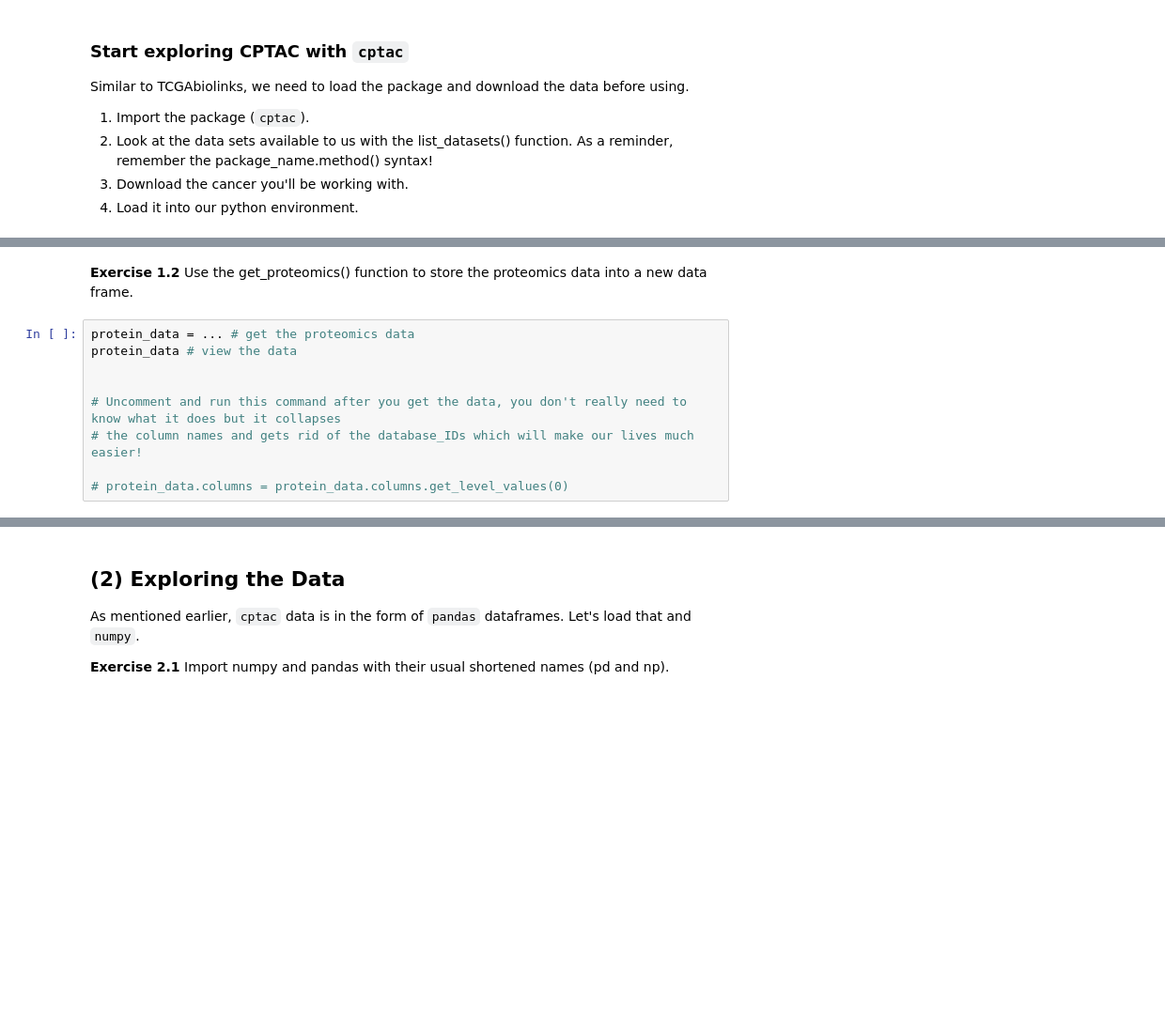
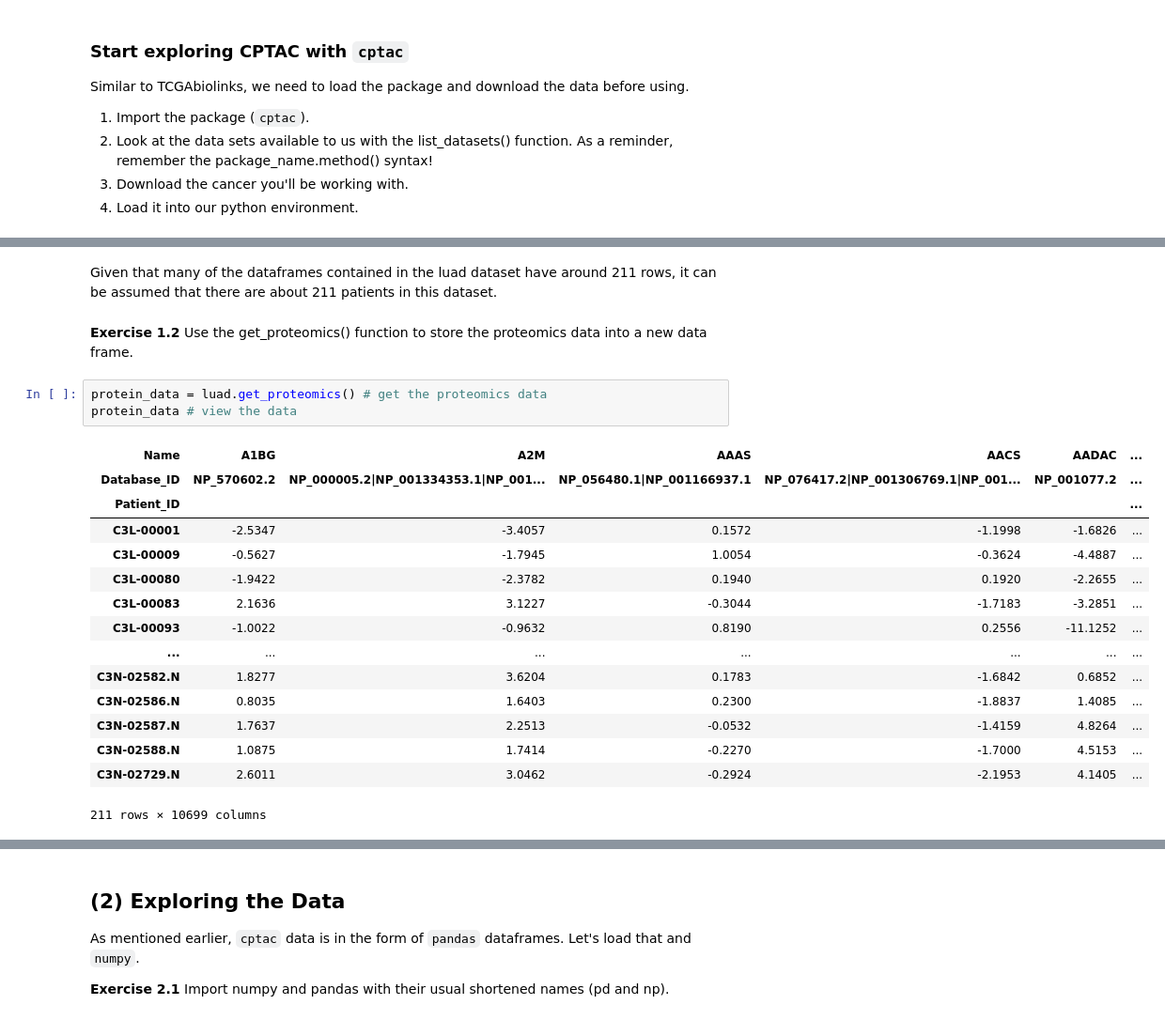
Before and after one commit to ssavur16/qbio490, a Jupyter notebook: week9_python/Intro_to_CPTAC.ipynb, the cells around one changed output, grey strips where cells are left out. Shown: that part at 94% size. Cells and saved outputs as stored; diff of their text form; blank space fills up the shorter version.

```diff
--- a/week9_python/Intro_to_CPTAC.ipynb
+++ b/week9_python/Intro_to_CPTAC.ipynb
@@ -59,11 +78,23 @@ In addition to the proteomics data, we can also accesss the accompanying transcr
+# %% [markdown]
+Given that many of the dataframes contained in the luad dataset have around 211 rows, it can be assumed that there are about 211 patients in this dataset.
 # %% [markdown]
 **Exercise 1.2** Use the get_proteomics() function to store the proteomics data into a new data frame.
 # %%
-protein_data = ... # get the proteomics data
+protein_data = luad.get_proteomics() # get the proteomics data
 protein_data # view the data
-
-
-# Uncomment and run this command after you get the data, you don't really need to know what it does but it collapses
-# the column names and gets rid of the database_IDs which will make our lives much easier!
-
-# protein_data.columns = protein_data.columns.get_level_values(0)
+# %% [output]
+| Name | A1BG | A2M | AAAS | AACS | AADAC | ... |
+| Database_ID | NP_570602.2 | NP_000005.2|NP_001334353.1|NP_001... | NP_056480.1|NP_001166937.1 | NP_076417.2|NP_001306769.1|NP_001... | NP_001077.2 | ... |
+| Patient_ID |  |  |  |  |  | ... |
+| C3L-00001 | -2.5347 | -3.4057 | 0.1572 | -1.1998 | -1.6826 | ... |
+| C3L-00009 | -0.5627 | -1.7945 | 1.0054 | -0.3624 | -4.4887 | ... |
+| C3L-00080 | -1.9422 | -2.3782 | 0.1940 | 0.1920 | -2.2655 | ... |
+| C3L-00083 | 2.1636 | 3.1227 | -0.3044 | -1.7183 | -3.2851 | ... |
+| C3L-00093 | -1.0022 | -0.9632 | 0.8190 | 0.2556 | -11.1252 | ... |
+| ... | ... | ... | ... | ... | ... | ... |
+| C3N-02582.N | 1.8277 | 3.6204 | 0.1783 | -1.6842 | 0.6852 | ... |
+| C3N-02586.N | 0.8035 | 1.6403 | 0.2300 | -1.8837 | 1.4085 | ... |
+| C3N-02587.N | 1.7637 | 2.2513 | -0.0532 | -1.4159 | 4.8264 | ... |
+| C3N-02588.N | 1.0875 | 1.7414 | -0.2270 | -1.7000 | 4.5153 | ... |
+| C3N-02729.N | 2.6011 | 3.0462 | -0.2924 | -2.1953 | 4.1405 | ... |
+211 rows × 10699 columns
```
Also changed, not shown: parts of 36 cells of this notebook.
